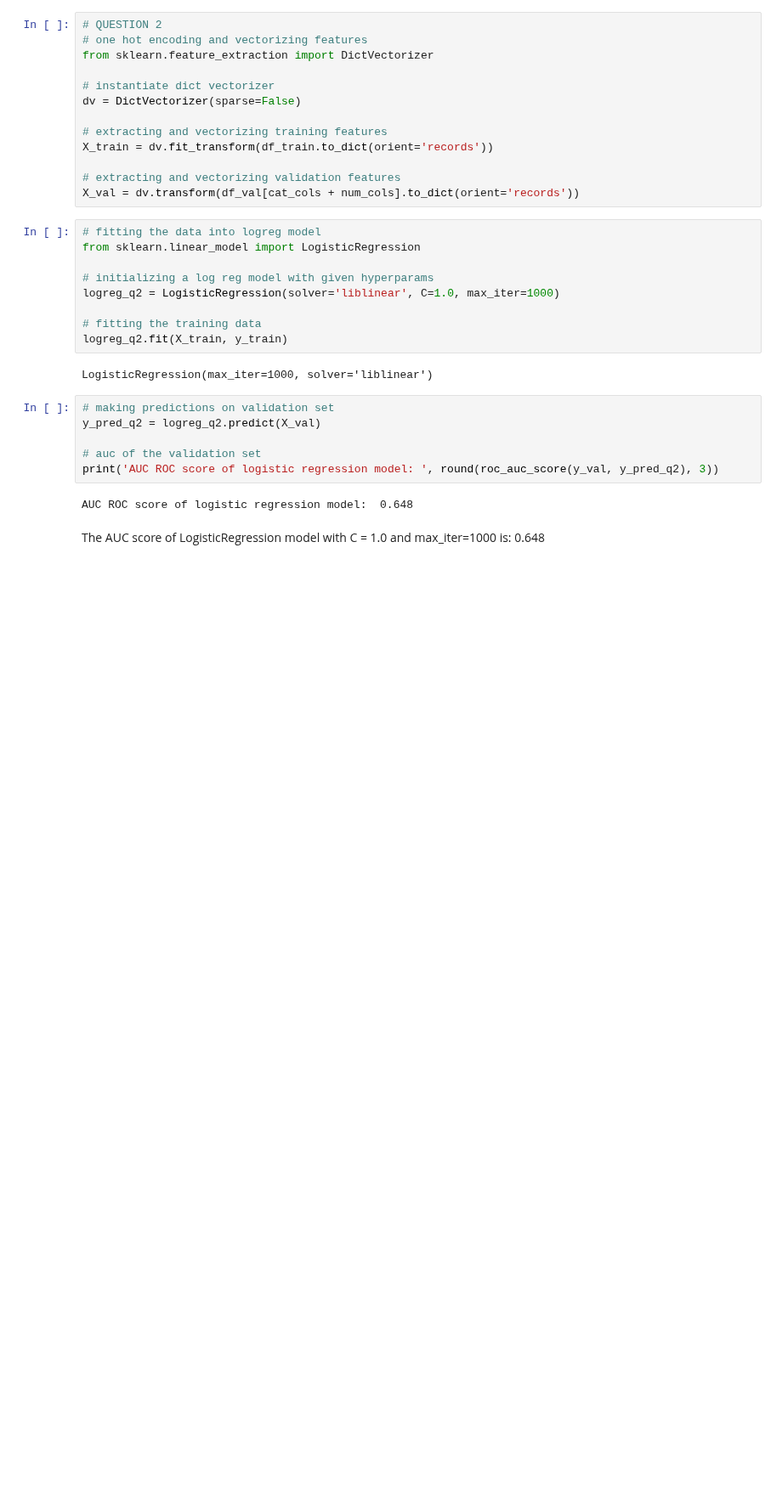
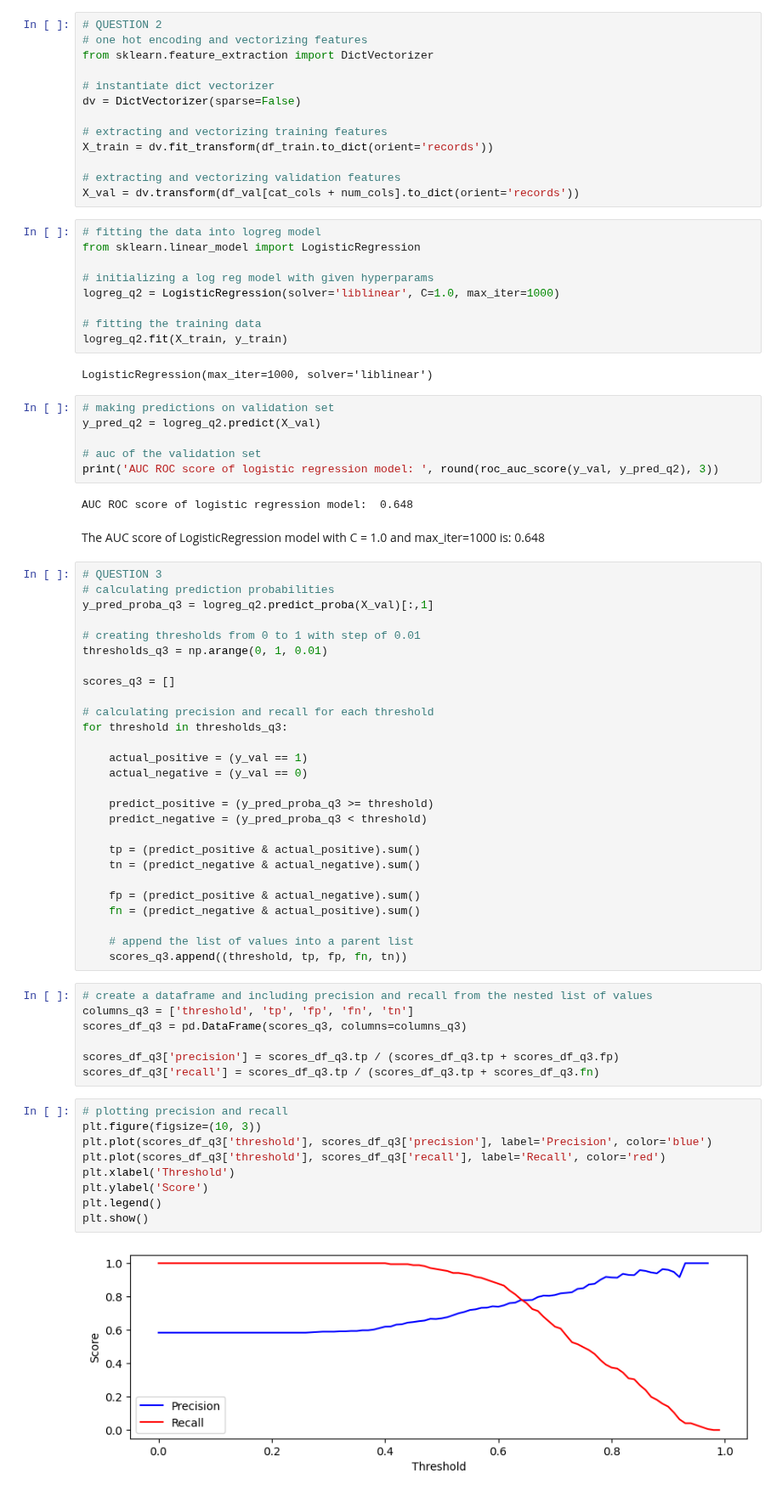
Before and after one commit to srikaldata/ml-zoomcamp-2025, a Jupyter notebook: 04-evaluation/04-evaluation-homework.ipynb, the cells around one changed output. Shown at 85% size. Saved outputs shown, nothing was run; the diff lists cells and outputs as text; blank space fills up the shorter version.

Commit message:
evaluation - hw - q3 finding the threshold at which precision and recall intersects

```diff
--- a/04-evaluation/04-evaluation-homework.ipynb
+++ b/04-evaluation/04-evaluation-homework.ipynb
@@ -256,3 +256,48 @@ print('AUC ROC score of logistic regression model: ', round(roc_auc_score(y_val,
 AUC ROC score of logistic regression model:  0.648
 # %% [markdown]
 The AUC score of LogisticRegression model with C = 1.0 and max_iter=1000 is: 0.648
+# %%
+# QUESTION 3
+# calculating prediction probabilities
+y_pred_proba_q3 = logreg_q2.predict_proba(X_val)[:,1]
+
+# creating thresholds from 0 to 1 with step of 0.01
+thresholds_q3 = np.arange(0, 1, 0.01)
+
+scores_q3 = []
+
+# calculating precision and recall for each threshold
+for threshold in thresholds_q3:
+
+    actual_positive = (y_val == 1)
+    actual_negative = (y_val == 0)
+
+    predict_positive = (y_pred_proba_q3 >= threshold)
+    predict_negative = (y_pred_proba_q3 < threshold)
+
+    tp = (predict_positive & actual_positive).sum()
+    tn = (predict_negative & actual_negative).sum()
+
+    fp = (predict_positive & actual_negative).sum()
+    fn = (predict_negative & actual_positive).sum()
+
+    # append the list of values into a parent list
+    scores_q3.append((threshold, tp, fp, fn, tn))
+# %%
+# create a dataframe and including precision and recall from the nested list of values
+columns_q3 = ['threshold', 'tp', 'fp', 'fn', 'tn']
+scores_df_q3 = pd.DataFrame(scores_q3, columns=columns_q3)
+
+scores_df_q3['precision'] = scores_df_q3.tp / (scores_df_q3.tp + scores_df_q3.fp)
+scores_df_q3['recall'] = scores_df_q3.tp / (scores_df_q3.tp + scores_df_q3.fn)
+# %%
+# plotting precision and recall
+plt.figure(figsize=(10, 3))
+plt.plot(scores_df_q3['threshold'], scores_df_q3['precision'], label='Precision', color='blue')
+plt.plot(scores_df_q3['threshold'], scores_df_q3['recall'], label='Recall', color='red')
+plt.xlabel('Threshold')
+plt.ylabel('Score')
+plt.legend()
+plt.show()
+# %% [output]
+[figure, added]
```
Also changed, not shown: parts of 2 cells of this notebook.
